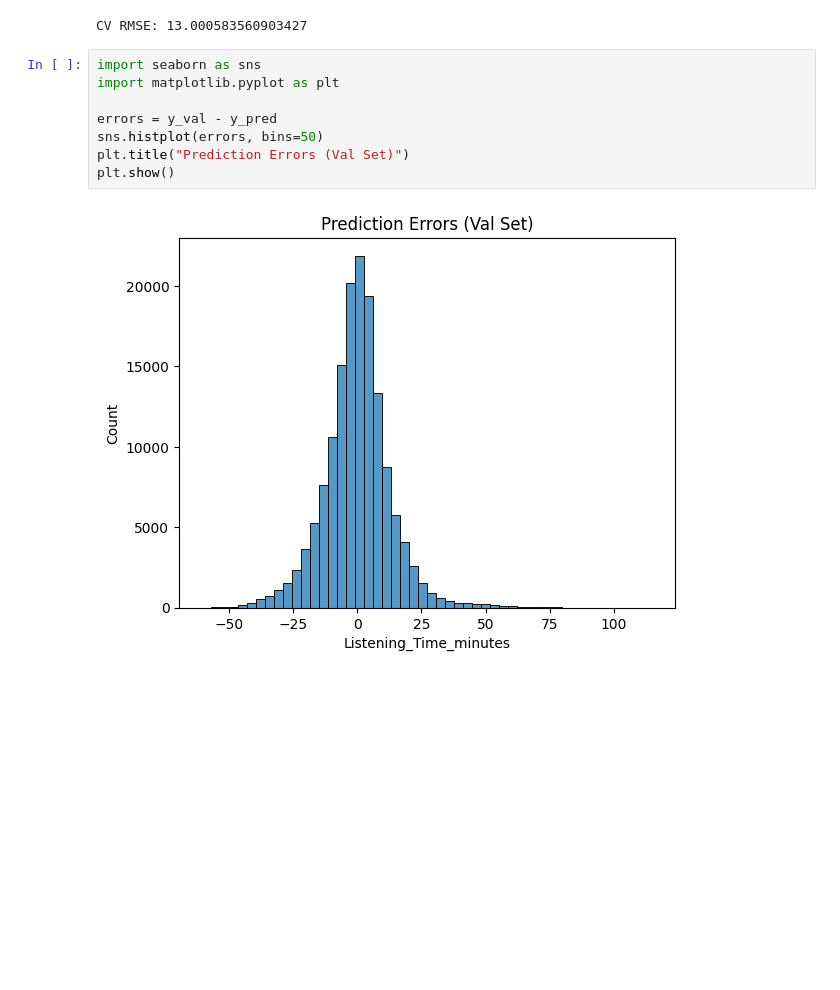
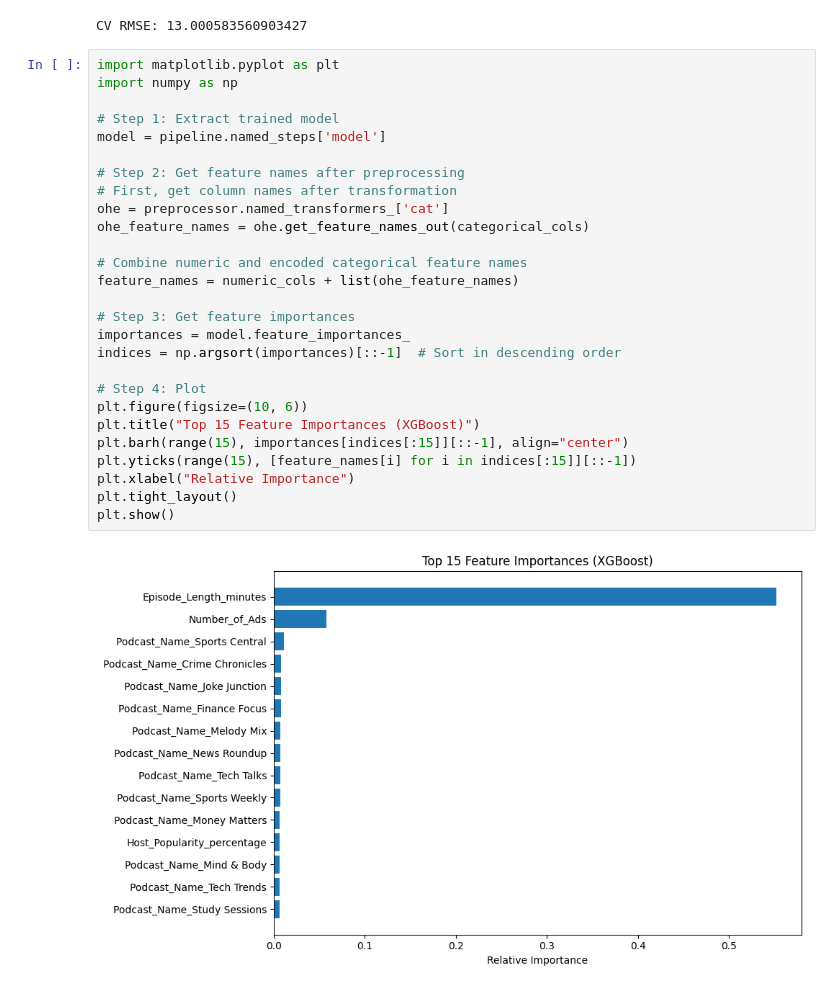
Before and after one commit to budukhaditya/Pixeltest, a Jupyter notebook: Kaggle_PROJECT_1.ipynb, the cells around one changed output. Drawn from its saved outputs; the diff is of its cells as text; blank space fills up the shorter version.

```diff
--- a/Kaggle_PROJECT_1.ipynb
+++ b/Kaggle_PROJECT_1.ipynb
@@ -467,13 +663,32 @@ scores = cross_val_score(best_model_rmse, X, y, cv=5, scoring='neg_root_mean_squ
 print("CV RMSE:", -np.mean(scores))
 # %% [output]
 CV RMSE: 13.000583560903427
-# %%
-import seaborn as sns
-import matplotlib.pyplot as plt
-
-errors = y_val - y_pred
-sns.histplot(errors, bins=50)
-plt.title("Prediction Errors (Val Set)")
-plt.show()
-# %% [output]
-[figure, removed]
+# %%
+import matplotlib.pyplot as plt
+import numpy as np
+
+# Step 1: Extract trained model
+model = pipeline.named_steps['model']
+
+# Step 2: Get feature names after preprocessing
+# First, get column names after transformation
+ohe = preprocessor.named_transformers_['cat']
+ohe_feature_names = ohe.get_feature_names_out(categorical_cols)
+
+# Combine numeric and encoded categorical feature names
+feature_names = numeric_cols + list(ohe_feature_names)
+
+# Step 3: Get feature importances
+importances = model.feature_importances_
+indices = np.argsort(importances)[::-1]  # Sort in descending order
+
+# Step 4: Plot
+plt.figure(figsize=(10, 6))
+plt.title("Top 15 Feature Importances (XGBoost)")
+plt.barh(range(15), importances[indices[:15]][::-1], align="center")
+plt.yticks(range(15), [feature_names[i] for i in indices[:15]][::-1])
+plt.xlabel("Relative Importance")
+plt.tight_layout()
+plt.show()
+# %% [output]
+[figure, added]
```
Also changed, not shown: parts of 20 cells of this notebook.
